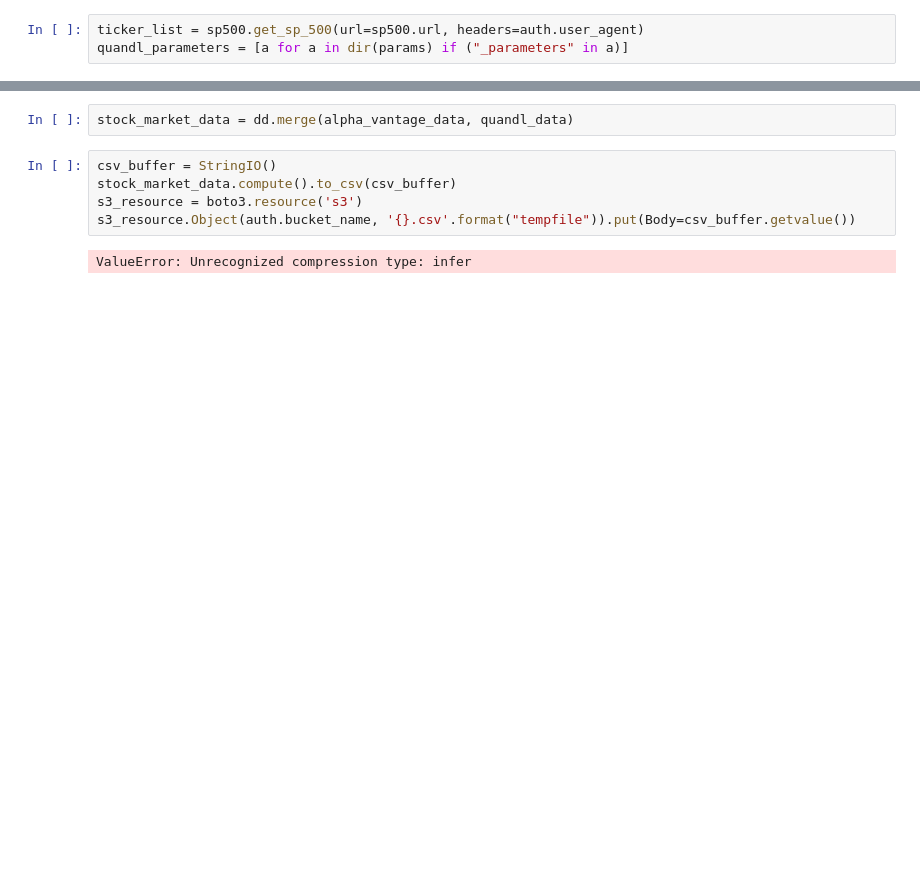
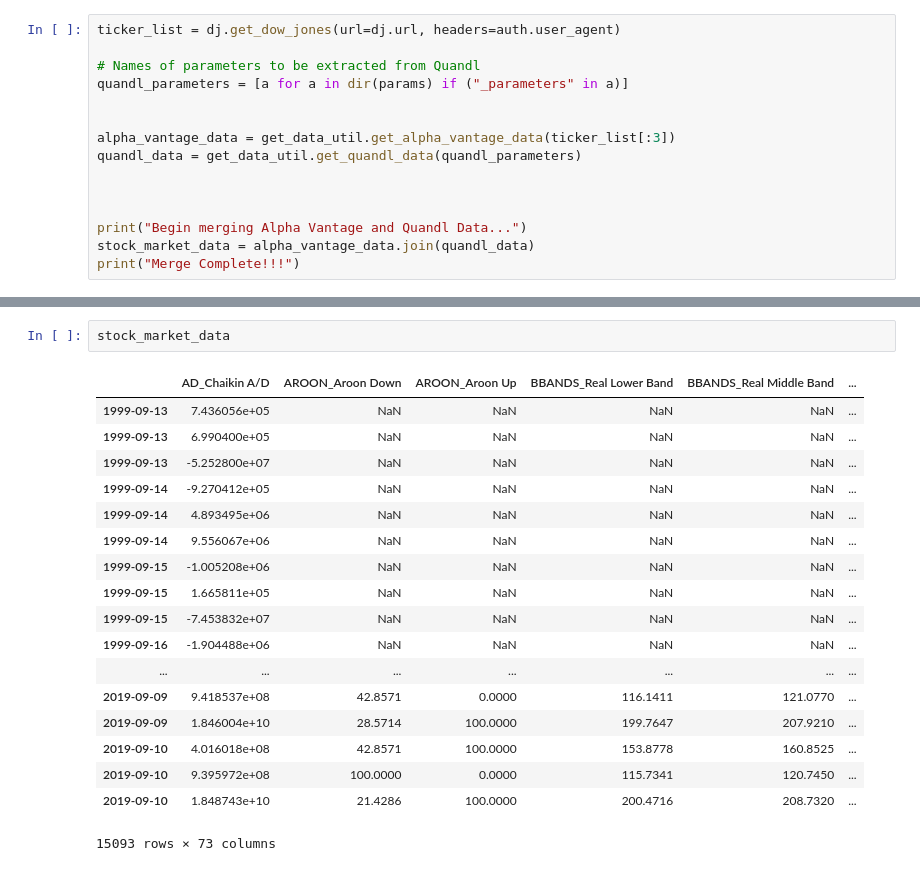
Before and after one commit to HaoxuanXu/Stock_Market_Trend_Prediction, a Jupyter notebook: Testing2.ipynb, the cells around one changed output, grey strips where cells are left out. Drawn from its saved outputs; the diff is of its cells as text; blank space fills up the shorter version.

```diff
--- a/Testing2.ipynb
+++ b/Testing2.ipynb
@@ -15,3 +11,15 @@ ModuleNotFoundError: No module named 'cStringIO'
 # %%
-ticker_list = sp500.get_sp_500(url=sp500.url, headers=auth.user_agent)
+ticker_list = dj.get_dow_jones(url=dj.url, headers=auth.user_agent)
+
+# Names of parameters to be extracted from Quandl
 quandl_parameters = [a for a in dir(params) if ("_parameters" in a)]
+
+
+alpha_vantage_data = get_data_util.get_alpha_vantage_data(ticker_list[:3])
+quandl_data = get_data_util.get_quandl_data(quandl_parameters)
+
+
+
+print("Begin merging Alpha Vantage and Quandl Data...")
+stock_market_data = alpha_vantage_data.join(quandl_data)
+print("Merge Complete!!!")
@@ -62,9 +44,21 @@ Process Complete!!!
-# %%
-stock_market_data = dd.merge(alpha_vantage_data, quandl_data)
-# %%
-csv_buffer = StringIO()
-stock_market_data.compute().to_csv(csv_buffer)
-s3_resource = boto3.resource('s3')
-s3_resource.Object(auth.bucket_name, '{}.csv'.format("tempfile")).put(Body=csv_buffer.getvalue())
-# %% [output]
-ValueError: Unrecognized compression type: infer
+# %%
+stock_market_data
+# %% [output]
+|  | AD_Chaikin A/D | AROON_Aroon Down | AROON_Aroon Up | BBANDS_Real Lower Band | BBANDS_Real Middle Band | ... |
+| 1999-09-13 | 7.436056e+05 | NaN | NaN | NaN | NaN | ... |
+| 1999-09-13 | 6.990400e+05 | NaN | NaN | NaN | NaN | ... |
+| 1999-09-13 | -5.252800e+07 | NaN | NaN | NaN | NaN | ... |
+| 1999-09-14 | -9.270412e+05 | NaN | NaN | NaN | NaN | ... |
+| 1999-09-14 | 4.893495e+06 | NaN | NaN | NaN | NaN | ... |
+| 1999-09-14 | 9.556067e+06 | NaN | NaN | NaN | NaN | ... |
+| 1999-09-15 | -1.005208e+06 | NaN | NaN | NaN | NaN | ... |
+| 1999-09-15 | 1.665811e+05 | NaN | NaN | NaN | NaN | ... |
+| 1999-09-15 | -7.453832e+07 | NaN | NaN | NaN | NaN | ... |
+| 1999-09-16 | -1.904488e+06 | NaN | NaN | NaN | NaN | ... |
+| ... | ... | ... | ... | ... | ... | ... |
+| 2019-09-09 | 9.418537e+08 | 42.8571 | 0.0000 | 116.1411 | 121.0770 | ... |
+| 2019-09-09 | 1.846004e+10 | 28.5714 | 100.0000 | 199.7647 | 207.9210 | ... |
+| 2019-09-10 | 4.016018e+08 | 42.8571 | 100.0000 | 153.8778 | 160.8525 | ... |
+| 2019-09-10 | 9.395972e+08 | 100.0000 | 0.0000 | 115.7341 | 120.7450 | ... |
+| 2019-09-10 | 1.848743e+10 | 21.4286 | 100.0000 | 200.4716 | 208.7320 | ... |
+15093 rows × 73 columns
```
Also changed, not shown: parts of 5 cells of this notebook, 4 other files.
